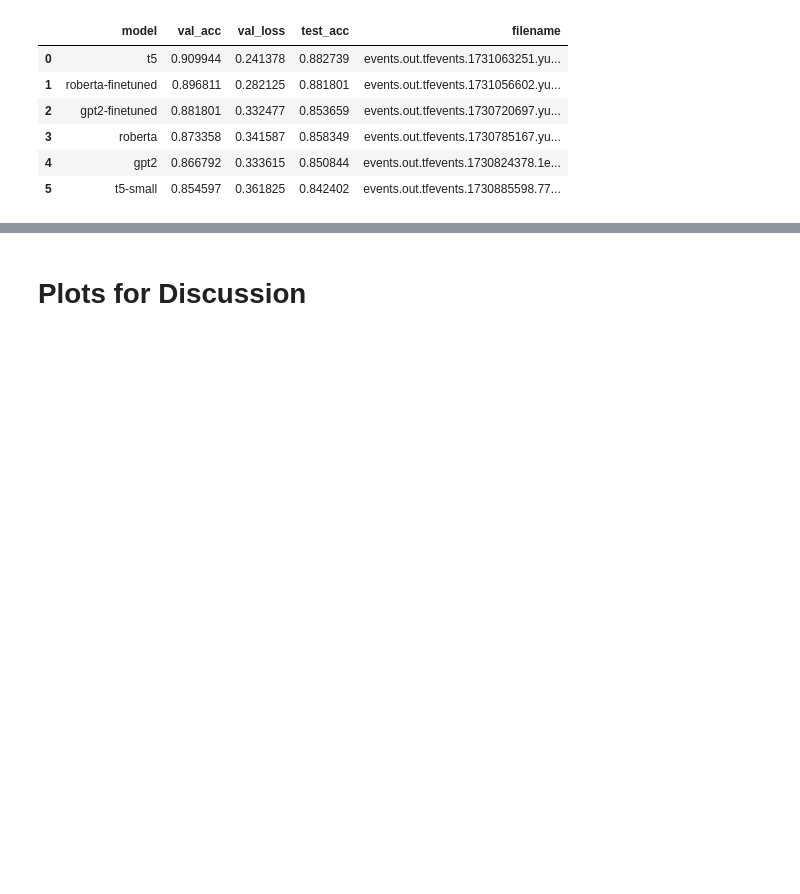
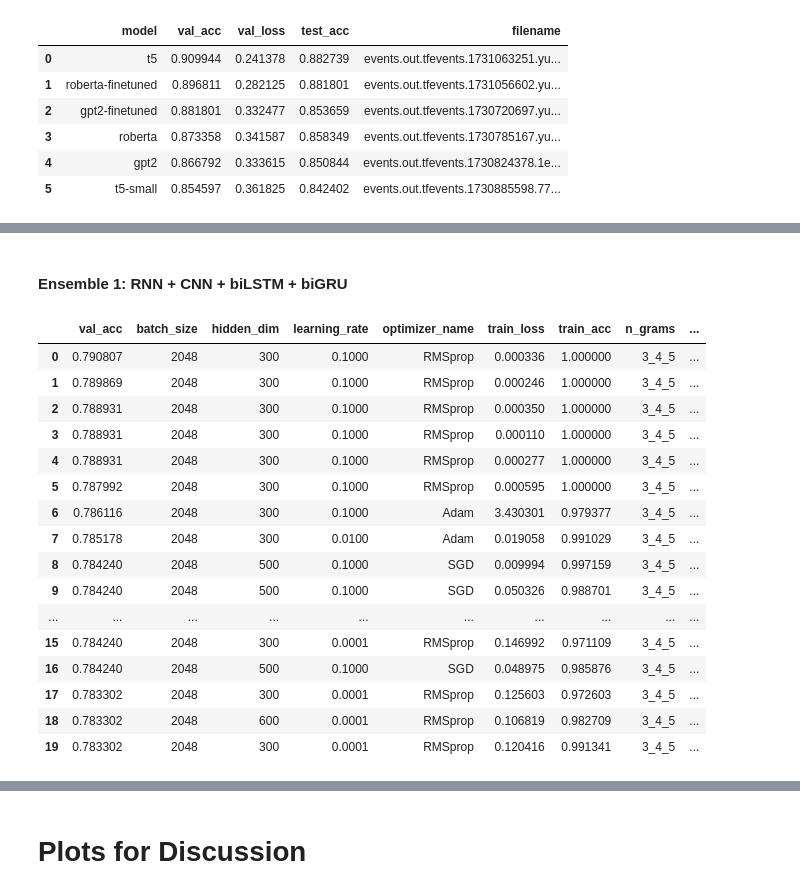
Before and after one commit to xJQx/sc4002-nlp-sentiment-classification, a Jupyter notebook: part3e.ipynb, the cells around one changed output, grey strips where cells are left out. Saved outputs shown, nothing was run; the diff lists cells and outputs as text; code cells hidden in the pictures; blank space fills up the shorter version.

Commit message:
add ensemble

```diff
--- a/part3e.ipynb
+++ b/part3e.ipynb
@@ -45,0 +92,26 @@ results_df
+# %% [markdown]
+#### Ensemble 1: RNN + CNN + biLSTM + biGRU
+# %%
+from utils.analytics import load_tensorboard_logs
+
+results_df = load_tensorboard_logs("tb_logs/ensemble_rnn_cnn_bilstm_bigru")
+results_df = results_df.sort_values("val_acc", ascending=False).reset_index(drop=True)
+results_df.head(20)
+# %% [output]
+|  | val_acc | batch_size | hidden_dim | learning_rate | optimizer_name | train_loss | train_acc | n_grams | ... |
+| 0 | 0.790807 | 2048 | 300 | 0.1000 | RMSprop | 0.000336 | 1.000000 | 3_4_5 | ... |
+| 1 | 0.789869 | 2048 | 300 | 0.1000 | RMSprop | 0.000246 | 1.000000 | 3_4_5 | ... |
+| 2 | 0.788931 | 2048 | 300 | 0.1000 | RMSprop | 0.000350 | 1.000000 | 3_4_5 | ... |
+| 3 | 0.788931 | 2048 | 300 | 0.1000 | RMSprop | 0.000110 | 1.000000 | 3_4_5 | ... |
+| 4 | 0.788931 | 2048 | 300 | 0.1000 | RMSprop | 0.000277 | 1.000000 | 3_4_5 | ... |
+| 5 | 0.787992 | 2048 | 300 | 0.1000 | RMSprop | 0.000595 | 1.000000 | 3_4_5 | ... |
+| 6 | 0.786116 | 2048 | 300 | 0.1000 | Adam | 3.430301 | 0.979377 | 3_4_5 | ... |
+| 7 | 0.785178 | 2048 | 300 | 0.0100 | Adam | 0.019058 | 0.991029 | 3_4_5 | ... |
+| 8 | 0.784240 | 2048 | 500 | 0.1000 | SGD | 0.009994 | 0.997159 | 3_4_5 | ... |
+| 9 | 0.784240 | 2048 | 500 | 0.1000 | SGD | 0.050326 | 0.988701 | 3_4_5 | ... |
+| ... | ... | ... | ... | ... | ... | ... | ... | ... | ... |
+| 15 | 0.784240 | 2048 | 300 | 0.0001 | RMSprop | 0.146992 | 0.971109 | 3_4_5 | ... |
+| 16 | 0.784240 | 2048 | 500 | 0.1000 | SGD | 0.048975 | 0.985876 | 3_4_5 | ... |
+| 17 | 0.783302 | 2048 | 300 | 0.0001 | RMSprop | 0.125603 | 0.972603 | 3_4_5 | ... |
+| 18 | 0.783302 | 2048 | 600 | 0.0001 | RMSprop | 0.106819 | 0.982709 | 3_4_5 | ... |
+| 19 | 0.783302 | 2048 | 300 | 0.0001 | RMSprop | 0.120416 | 0.991341 | 3_4_5 | ... |
```
Also changed, not shown: parts of 9 cells of this notebook, 2 other files.
